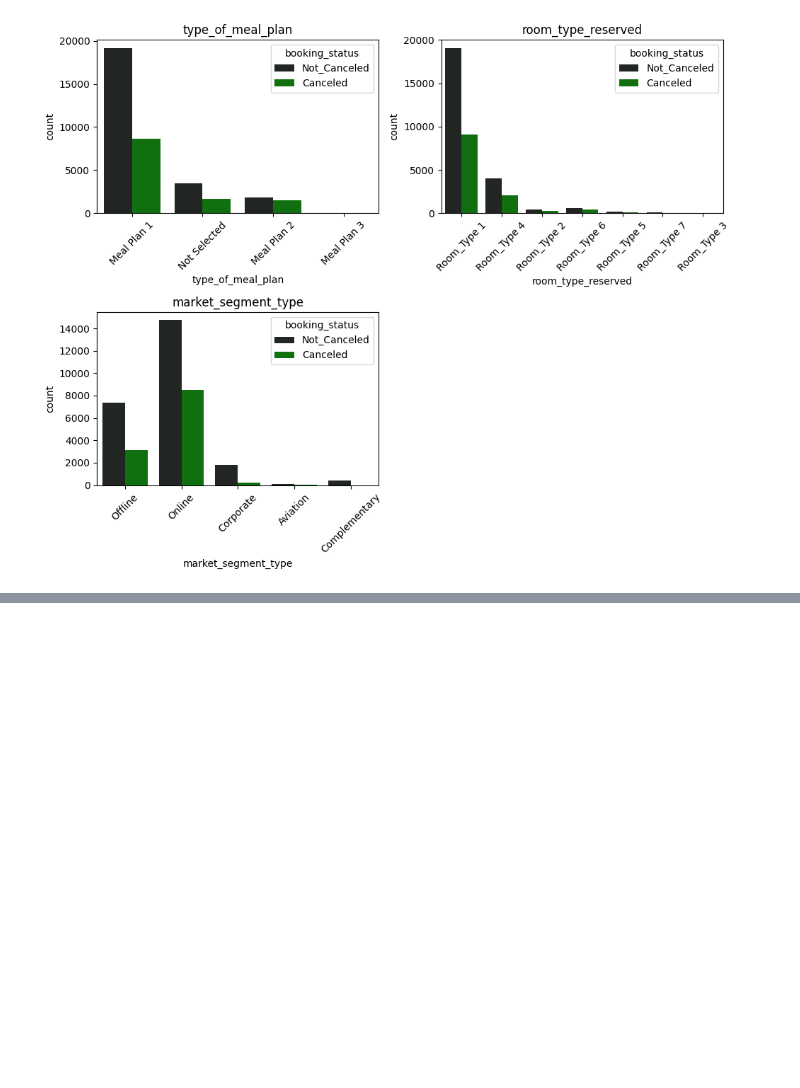
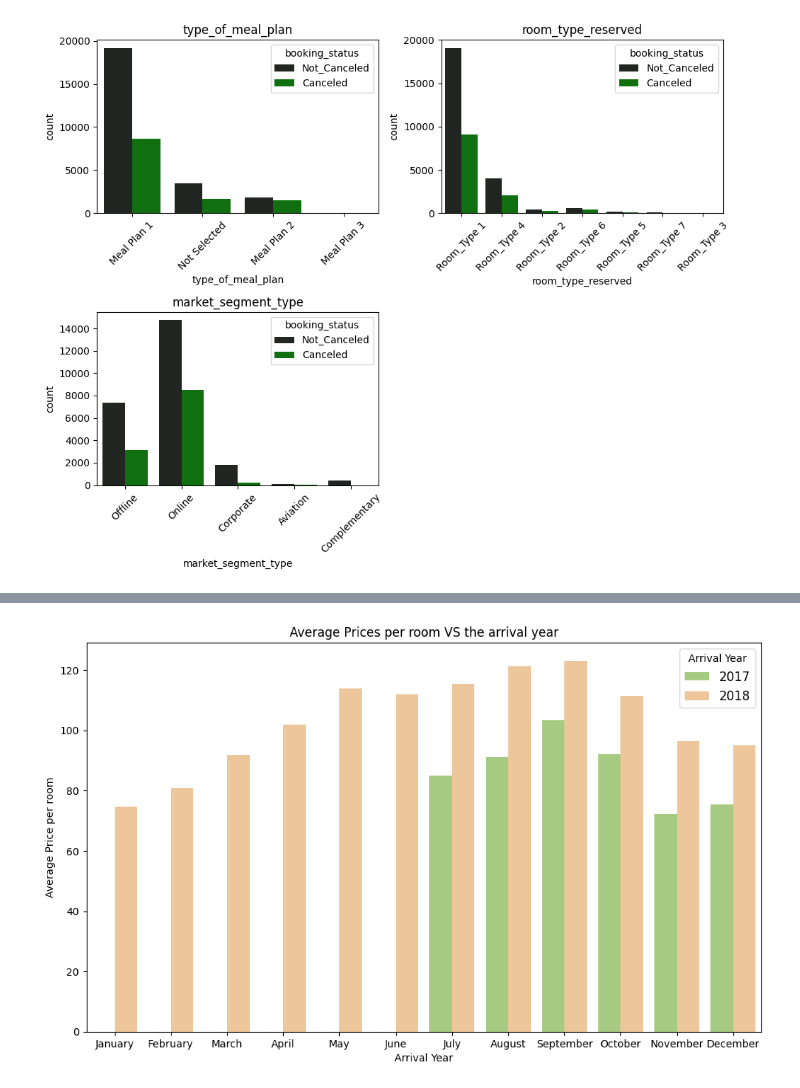
Before and after one commit to rizz045/Hotel-Booking-Cancellation-Analysis-Prediction, a Jupyter notebook: Hotel_Reservation_Status_Prediction_Using_Classification_Techniques.ipynb, the cells around one changed output, grey strips where cells are left out. Drawn from its saved outputs; the diff is of its cells as text; code cells hidden in the pictures; blank space fills up the shorter version.

```diff
--- a/Hotel_Reservation_Status_Prediction_Using_Classification_Techniques.ipynb
+++ b/Hotel_Reservation_Status_Prediction_Using_Classification_Techniques.ipynb
@@ -211,0 +224,15 @@ This view gives us an interesting perspective of booking_status for the categori
+# %%
+plt.figure(figsize=(10,6))
+
+ax = sns.barplot(data = df, x = 'arrival_month', y='avg_price_per_room', hue='arrival_year', palette=colors_mix, errorbar=None) #Plot to compare against the years
+
+plt.tight_layout()
+plt.xticks(ticks=[0, 1, 2, 3, 4, 5, 6, 7, 8, 9, 10, 11] ,labels=['January','February','March', 'April' , 'May' ,'June' ,'July', 'August', 'September', 'October', 'November', 'December'])
+
+ax.set_xlabel('Arrival Year')
+ax.set_ylabel('Average Price per room')
+ax.set_title('Average Prices per room VS the arrival year')
+ax.legend(title="Arrival Year", loc="upper right", fontsize=12)
+plt.show()
+# %% [output]
+[figure, added]
```
Also changed, not shown: parts of 2 cells of this notebook.
